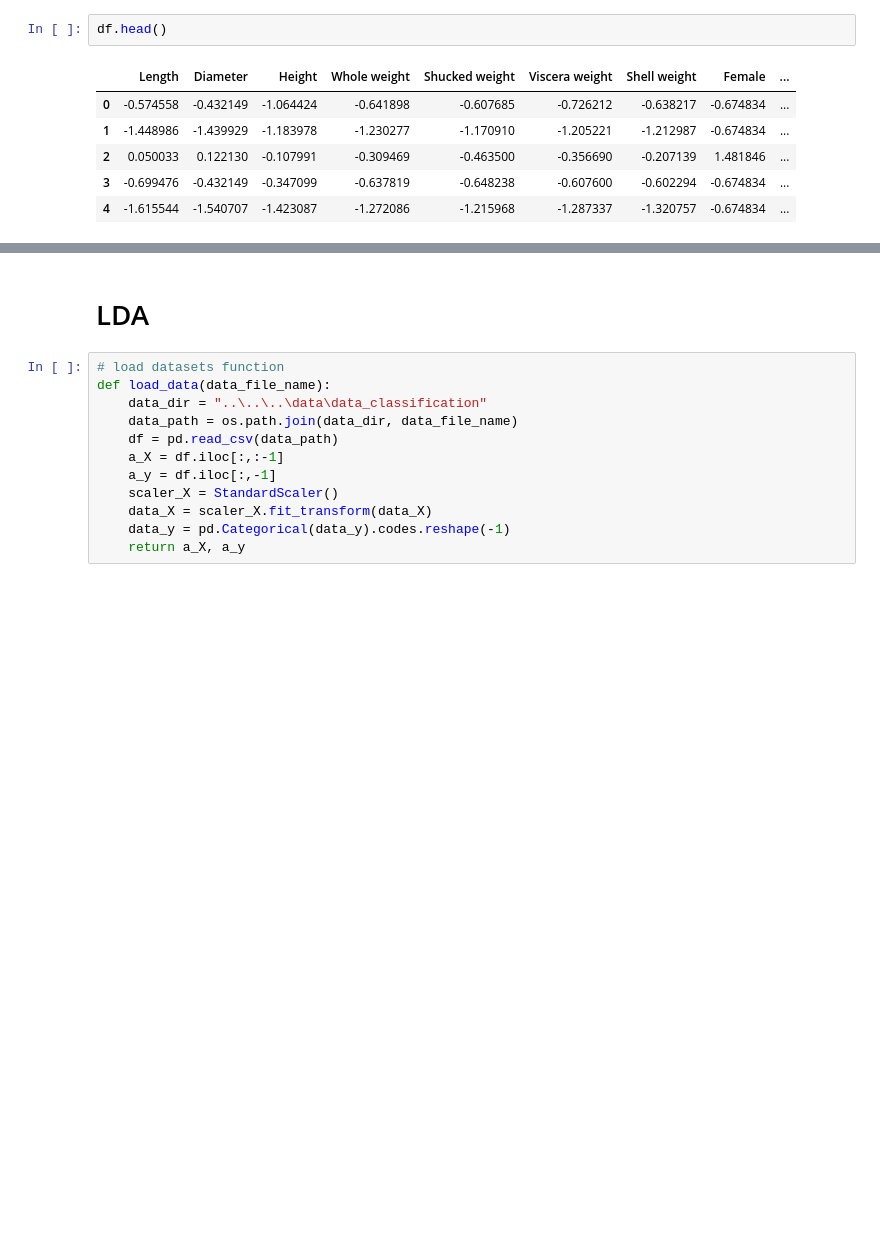
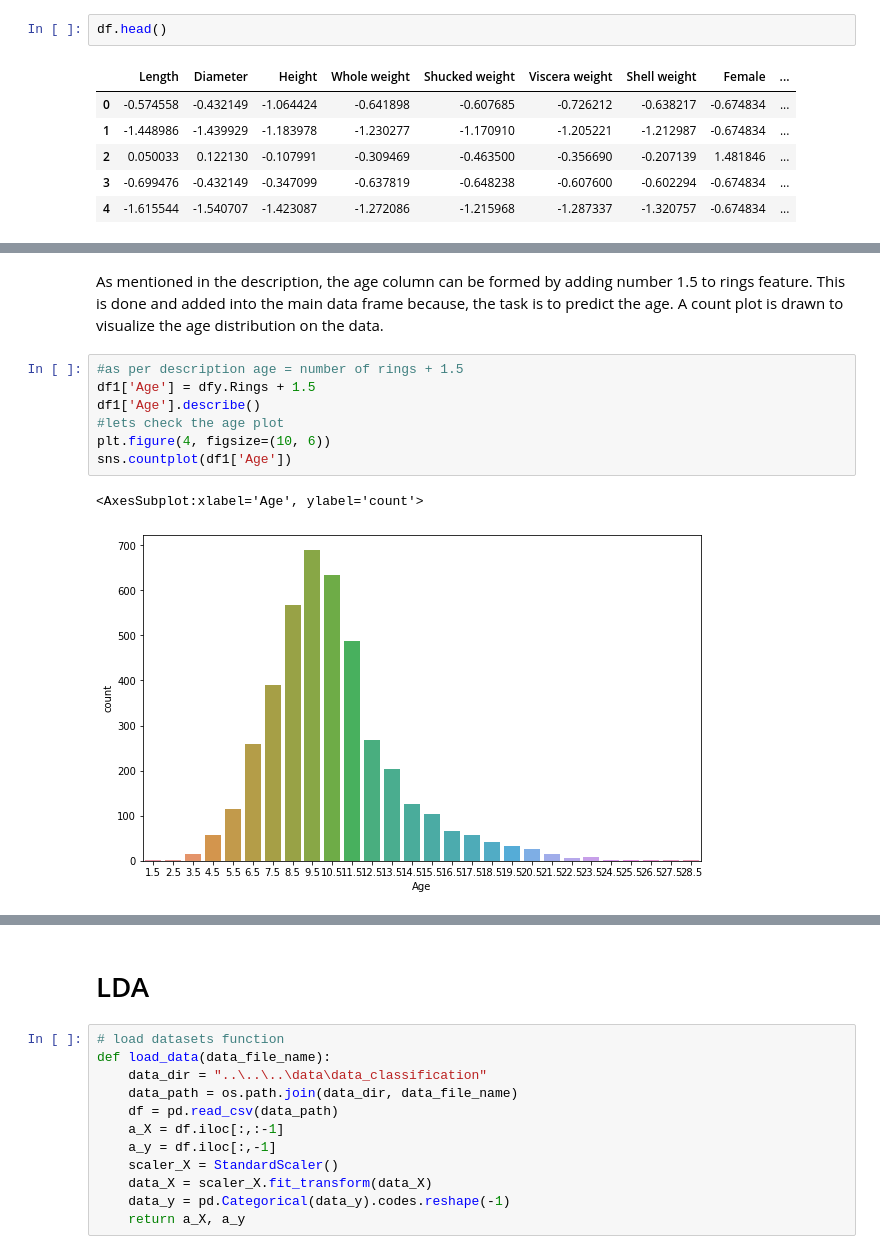
Before and after one commit to Giusseppe-97/Uncertainty_Quantification, a Jupyter notebook: code/code_classification/Abalone/abalone.ipynb, the cells around one changed output, grey strips where cells are left out. Cells and saved outputs as stored; diff of their text form; blank space fills up the shorter version.

```diff
--- a/code/code_classification/Abalone/abalone.ipynb
+++ b/code/code_classification/Abalone/abalone.ipynb
@@ -92,0 +131,12 @@ df.head()
+# %% [markdown]
+As mentioned in the description, the age column can be formed by adding number 1.5 to rings feature. This is done and added into the main data frame because, the task is to predict the age. A count plot is drawn to visualize the age distribution on the data.
+# %%
+#as per description age = number of rings + 1.5
+df1['Age'] = dfy.Rings + 1.5
+df1['Age'].describe()
+#lets check the age plot
+plt.figure(4, figsize=(10, 6))
+sns.countplot(df1['Age'])
+# %% [output]
+<AxesSubplot:xlabel='Age', ylabel='count'>
+[figure, added]
```
Also changed, not shown: parts of 26 cells of this notebook, 3 other files.
